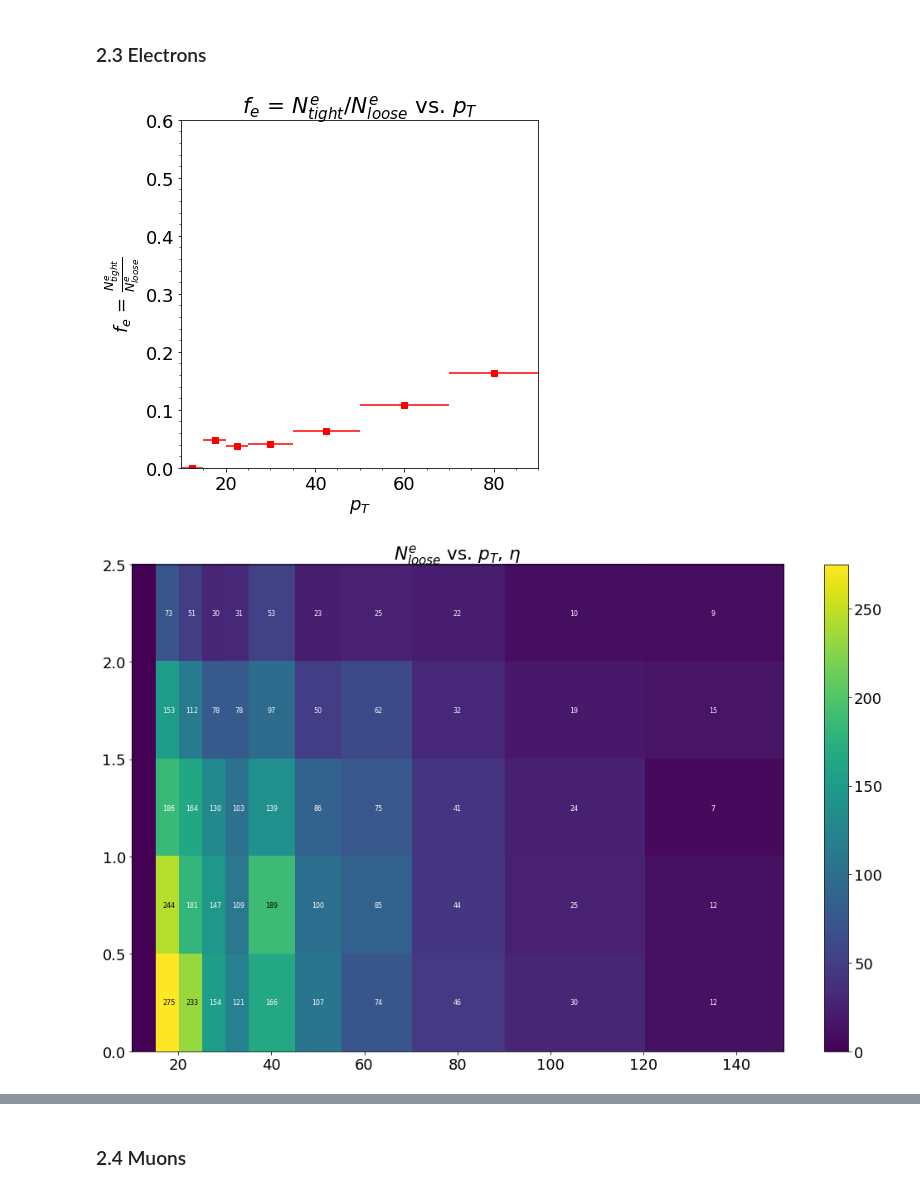
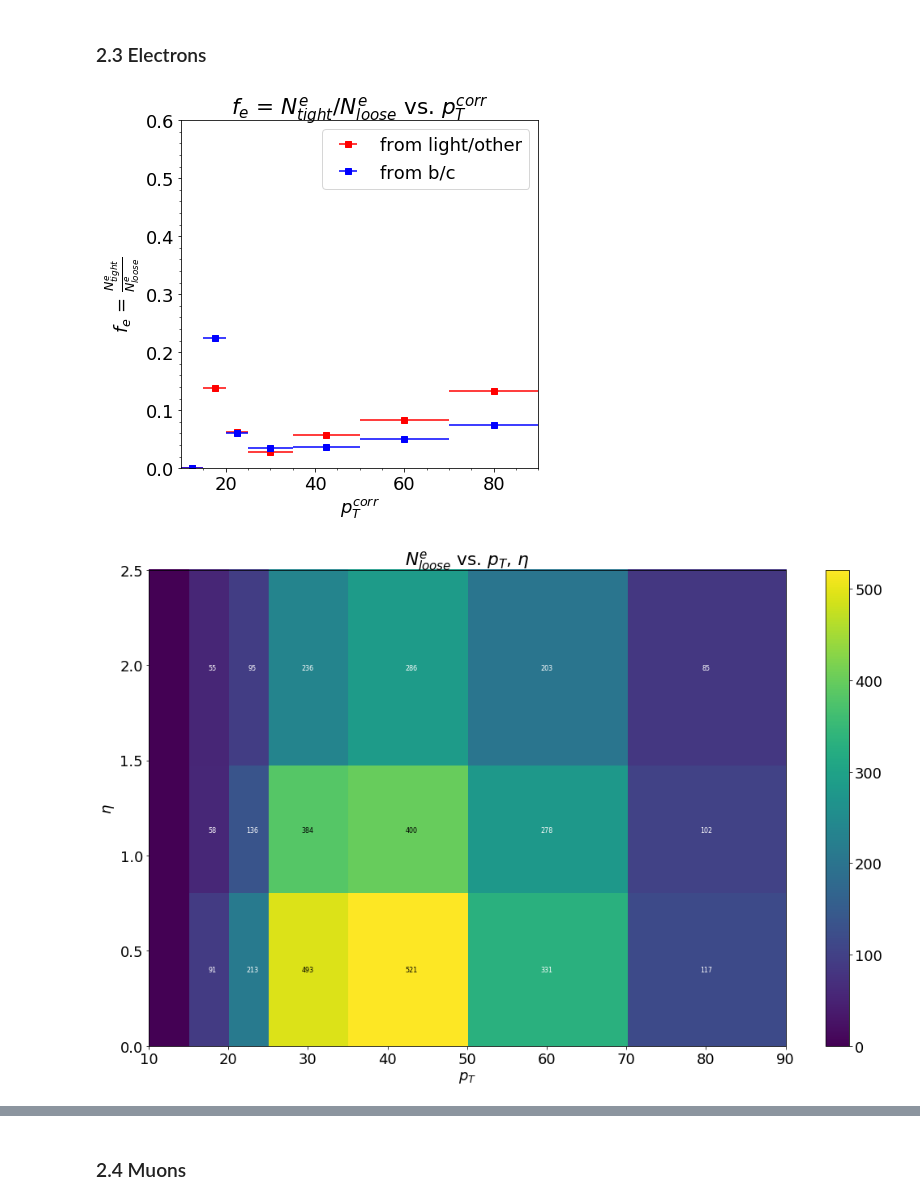
Before and after one commit to jkguiang/NanoTools, a Jupyter notebook: studies/fakes/fakes.ipynb, the cells around one changed output, grey strips where cells are left out. Drawn from its saved outputs; the diff is of its cells as text; code cells hidden in the pictures.

Commit message:
finalized some plots

```diff
--- a/studies/fakes/fakes.ipynb
+++ b/studies/fakes/fakes.ipynb
@@ -95,30 +157,50 @@ def fake_rate_1D(loose_pts, tight_pts, label="", fmt="rs"):
 # %% [markdown]
 ### 2.2 Fake rate binning
 # %%
-pt_bin_edges = np.array([10,15,20,25,30,35,45,55,70,90,120,150])
-eta_bin_edges = np.array([0,0.5,1,1.5,2,2.5])
-bin_edges = np.array([pt_bin_edges, eta_bin_edges])
+el_pt_bin_edges = np.array([10,15,20,25,35,50,70,90])
+el_eta_bin_edges = np.array([0,0.8,1.47,2.5])
+el_bin_edges = np.array([el_pt_bin_edges, el_eta_bin_edges])
+
+mu_pt_bin_edges = np.array([10,15,20,25,35,50,70,90])
+mu_eta_bin_edges = np.array([0,1.2,2.1,2.4])
+mu_bin_edges = np.array([mu_pt_bin_edges, mu_eta_bin_edges])
 # %% [markdown]
 ### 2.3 Electrons
 # %%
-fake_rate_1D(els_df[els_df.is_loose].lepton_pt, els_df[els_df.is_tight].lepton_pt)
-plt.title(r'$f_{e}$ = $N_{tight}^{e}$/$N_{loose}^{e}$ vs. $p_{T}$');
+fig = plt.figure(figsize=(6.4,6.4))
+axes = plt.subplot(111)
+
+fake_rate_1D(els_df[els_df.is_loose & (els_df.light_mother | els_df.unmatched)].lepton_pt_corr,
+             els_df[els_df.is_tight & (els_df.light_mother | els_df.unmatched)].lepton_pt_corr,
+             fig=fig, axes=axes, label="from light/other")
+
+fake_rate_1D(els_df[els_df.is_loose & els_df.heavy_mother].lepton_pt_corr,
+             els_df[els_df.is_tight & els_df.heavy_mother].lepton_pt_corr,
+             fig=fig, axes=axes, fmt="bs", label="from b/c")
+
+plt.title(r'$f_{e}$ = $N_{tight}^{e}$/$N_{loose}^{e}$ vs. $p_{T}^{corr}$');
 plt.ylabel(r'$f_{e}$ = $\frac{N_{tight}^{e}}{N_{loose}^{e}}$');
-plt.xlabel(r'$p_{T}$');
+plt.xlabel(r'$p_{T}^{corr}$');
+
+plt.legend();
 # %% [output]
-[figure, old version]
+[figure, new version]
 # %%
 fig = plt.figure(figsize=(6.4*2.75,4.8*2.25))
 axes = plt.subplot(111)
 
 
-loose_el_counts, _, _, _ = plt.hist2d(els_df.lepton_pt, els_df.lepton_eta, bins=bin_edges)
+loose_el_counts, _, _, _ = plt.hist2d(els_df[els_df.is_loose].lepton_pt_corr,
+                                      els_df[els_df.is_loose].lepton_eta,
+                                      bins=el_bin_edges)
 cbar = plt.colorbar()
-bin_text(loose_el_counts.T, pt_bin_edges, eta_bin_edges, axes, cbar)
+bin_text(loose_el_counts.T, el_pt_bin_edges, el_eta_bin_edges, axes, cbar)
 
 plt.title(r'$N_{loose}^{e}$ vs. $p_{T}$, $\eta$');
+plt.xlabel(r'$p_{T}$');
+plt.ylabel(r'$\eta$');
 # %% [output]
-[figure, old version]
+[figure, new version]
 # %%
 fig = plt.figure(figsize=(6.4*2.75,4.8*2.25))
 axes = plt.subplot(111)
```
Also changed, not shown: parts of 21 cells of this notebook.
